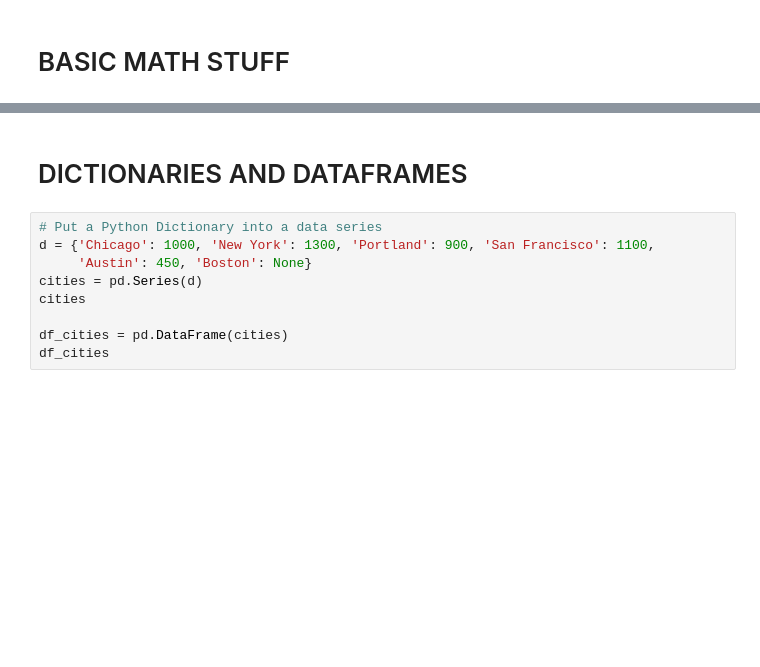
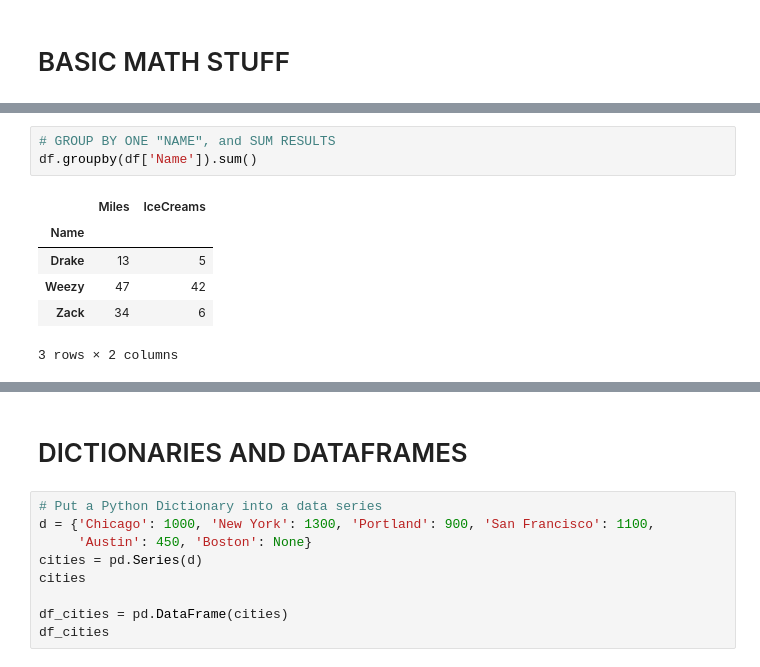
Before and after one commit to zd123/KungFu-Padas, a Jupyter notebook: lecture/Pandas-Essentials.ipynb, the cells around one changed output, grey strips where cells are left out. Drawn from its saved outputs; the diff is of its cells as text; blank space fills up the shorter version.

```diff
--- a/lecture/Pandas-Essentials.ipynb
+++ b/lecture/Pandas-Essentials.ipynb
@@ -180,0 +232,10 @@ salMean = df.Salary.mean()
+# %%
+# GROUP BY ONE "NAME", and SUM RESULTS
+df.groupby(df['Name']).sum()
+# %% [output]
+|  | Miles | IceCreams |
+| Name |  |  |
+| Drake | 13 | 5 |
+| Weezy | 47 | 42 |
+| Zack | 34 | 6 |
+3 rows × 2 columns
```
Also changed, not shown: parts of 21 cells of this notebook, 4 other files.
